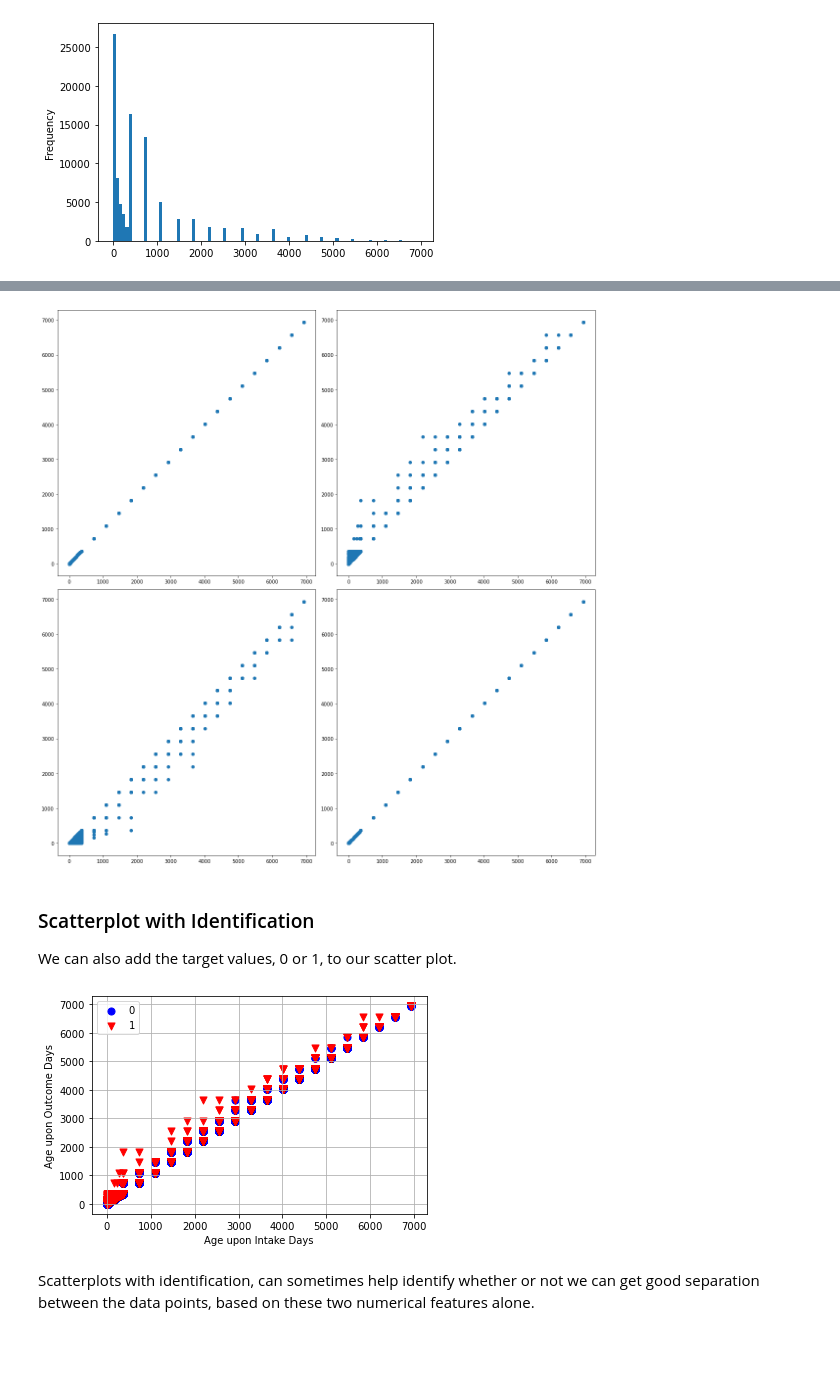
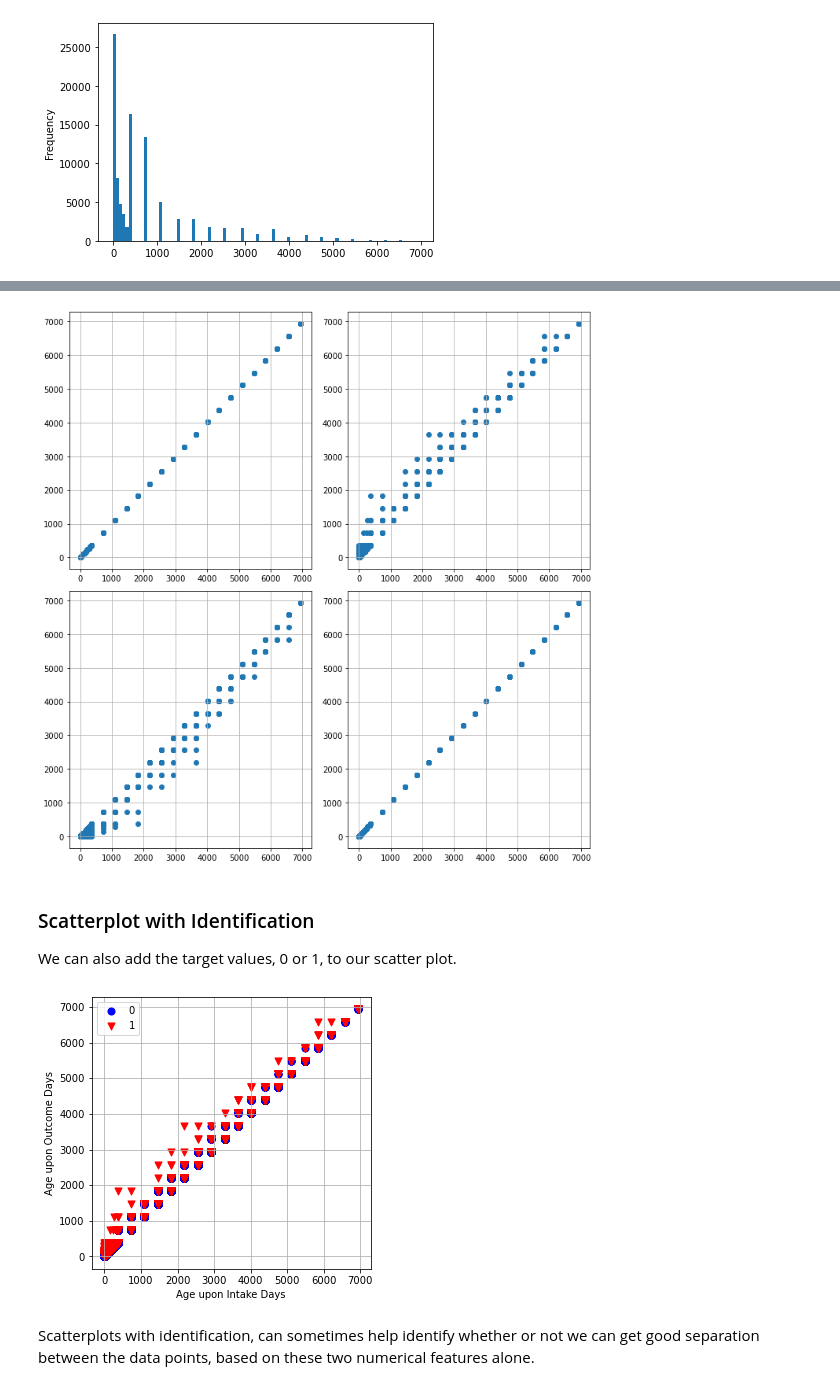
Before and after one commit to QPC-database/aws-machine-learning-embark, a Jupyter notebook: NOTEBOOKS/DAY 1/02_EMBK-EDA.ipynb, the cells around one changed output, grey strips where cells are left out. Drawn from its saved outputs; the diff is of its cells as text; code cells hidden in the pictures; blank space fills up the shorter version.

Commit message:
Updated plotting

```diff
--- a/NOTEBOOKS/DAY 1/02_EMBK-EDA.ipynb
+++ b/NOTEBOOKS/DAY 1/02_EMBK-EDA.ipynb
@@ -336,13 +336,15 @@ Scatter plots are simple 2D plots of two numerical variables that can be used to
 %matplotlib inline
 import matplotlib.pyplot as plt
 
-fig, axes = plt.subplots(len(numerical_features_all), len(numerical_features_all), figsize=(16, 16), sharex=False, sharey=False)
+fig, axes = plt.subplots(len(numerical_features_all), len(numerical_features_all), figsize=(10, 10), sharex=False, sharey=False)
+
 for i in range(0,len(numerical_features_all)):
     for j in range(0,len(numerical_features_all)):
         axes[i,j].scatter(x = df[numerical_features_all[i]], y = df[numerical_features_all[j]])
+        axes[i,j].grid()
 fig.tight_layout()
 # %% [output]
-[figure, old version]
+[figure, new version]
 # %% [markdown]
 ### Scatterplot with Identification
 
@@ -350,30 +352,31 @@ We can also add the target values, 0 or 1, to our scatter plot.
 # %%
 import seaborn as sns
 
 X1 = df[[numerical_features_all[0], numerical_features_all[1]]][df[model_target] == 0]
 X2 = df[[numerical_features_all[0], numerical_features_all[1]]][df[model_target] == 1]
 
+plt.figure(figsize=(5,5))
 plt.scatter(X1.iloc[:,0],
             X1.iloc[:,1],
             s=50,
             c='blue',
             marker='o',
             label='0')
 
 plt.scatter(X2.iloc[:,0],
             X2.iloc[:,1],
             s=50,
             c='red',
             marker='v',
             label='1')
 
 plt.xlabel(numerical_features_all[0])
 plt.ylabel(numerical_features_all[1])
 plt.legend()
 plt.grid()
 plt.show()
 # %% [output]
-[figure, old version]
+[figure, new version]
 # %% [markdown]
 Scatterplots with identification, can sometimes help identify whether or not we can get good separation between the data points, based on these two numerical features alone.
 # %% [markdown]
```
Also changed, not shown: parts of 4 cells of this notebook.
